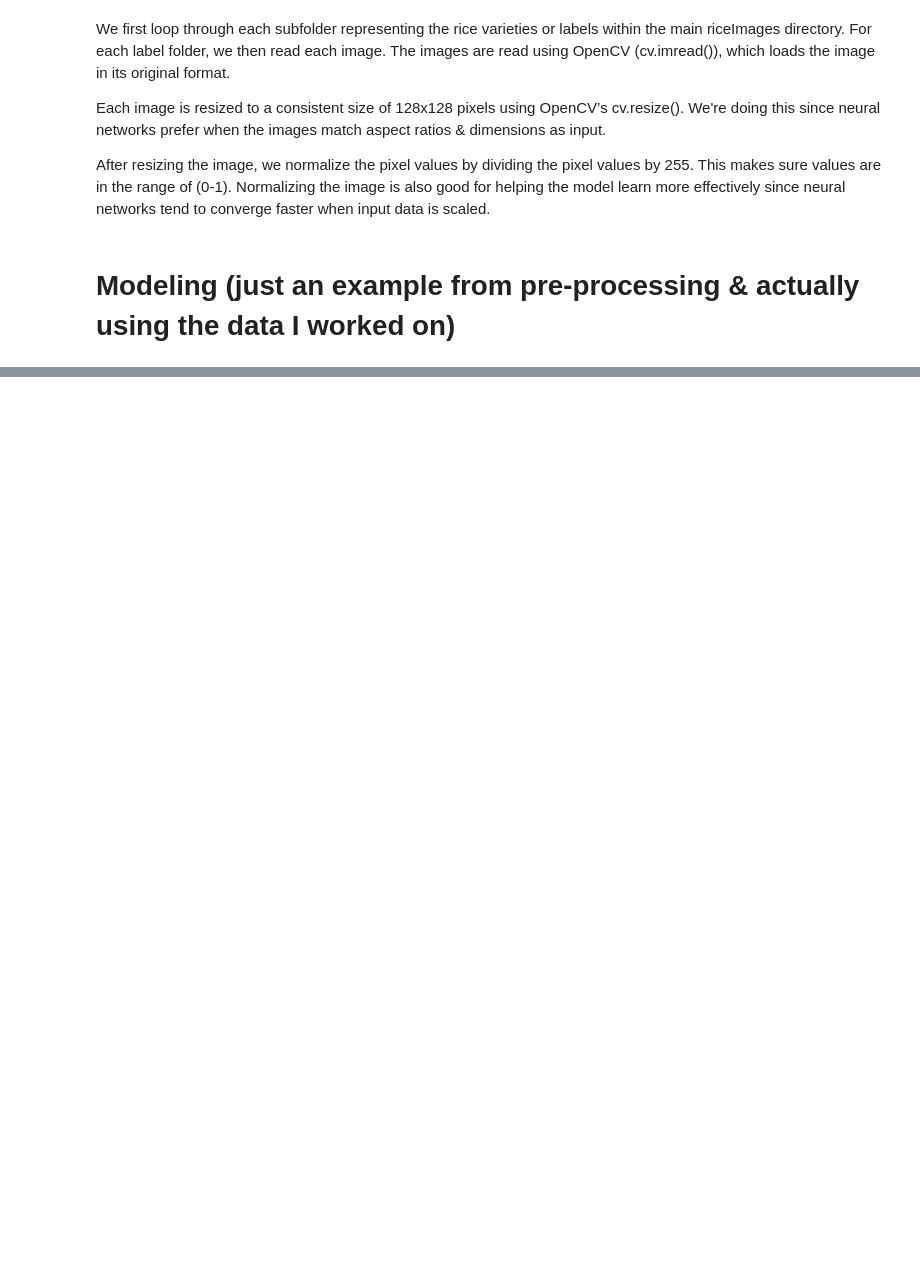
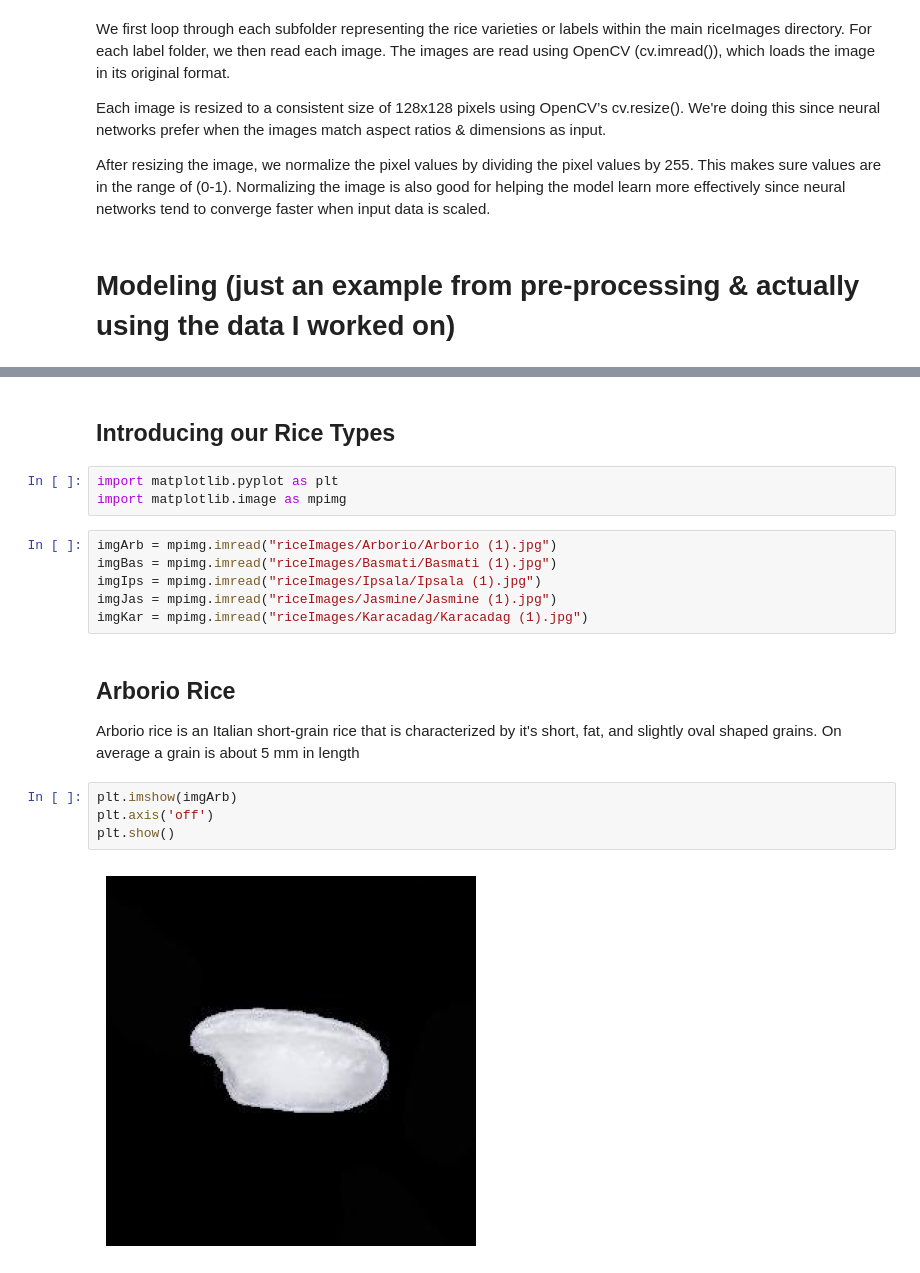
Before and after one commit to damin7/DataMiningProject, a Jupyter notebook: rice.ipynb, the cells around one changed output, grey strips where cells are left out. Drawn from its saved outputs; the diff is of its cells as text; blank space fills up the shorter version.

Commit message:
Visualizations and Data Introduction
Added Model Visualization and a bit of Data Introduction

```diff
--- a/rice.ipynb
+++ b/rice.ipynb
@@ -198,0 +243,21 @@ print(classification_report(y_true, y_pred, target_names=list(train_generator.cl
+# %% [markdown]
+## Introducing our Rice Types
+# %%
+import matplotlib.pyplot as plt
+import matplotlib.image as mpimg
+# %%
+imgArb = mpimg.imread("riceImages/Arborio/Arborio (1).jpg")
+imgBas = mpimg.imread("riceImages/Basmati/Basmati (1).jpg")
+imgIps = mpimg.imread("riceImages/Ipsala/Ipsala (1).jpg")
+imgJas = mpimg.imread("riceImages/Jasmine/Jasmine (1).jpg")
+imgKar = mpimg.imread("riceImages/Karacadag/Karacadag (1).jpg")
+# %% [markdown]
+## Arborio Rice
+
+Arborio rice is an Italian short-grain rice that is characterized by it's short, fat, and slightly oval shaped grains. On average a grain is about 5 mm in length
+# %%
+plt.imshow(imgArb)
+plt.axis('off')
+plt.show()
+# %% [output]
+[figure, added]
```
Also changed, not shown: parts of 16 cells of this notebook.
